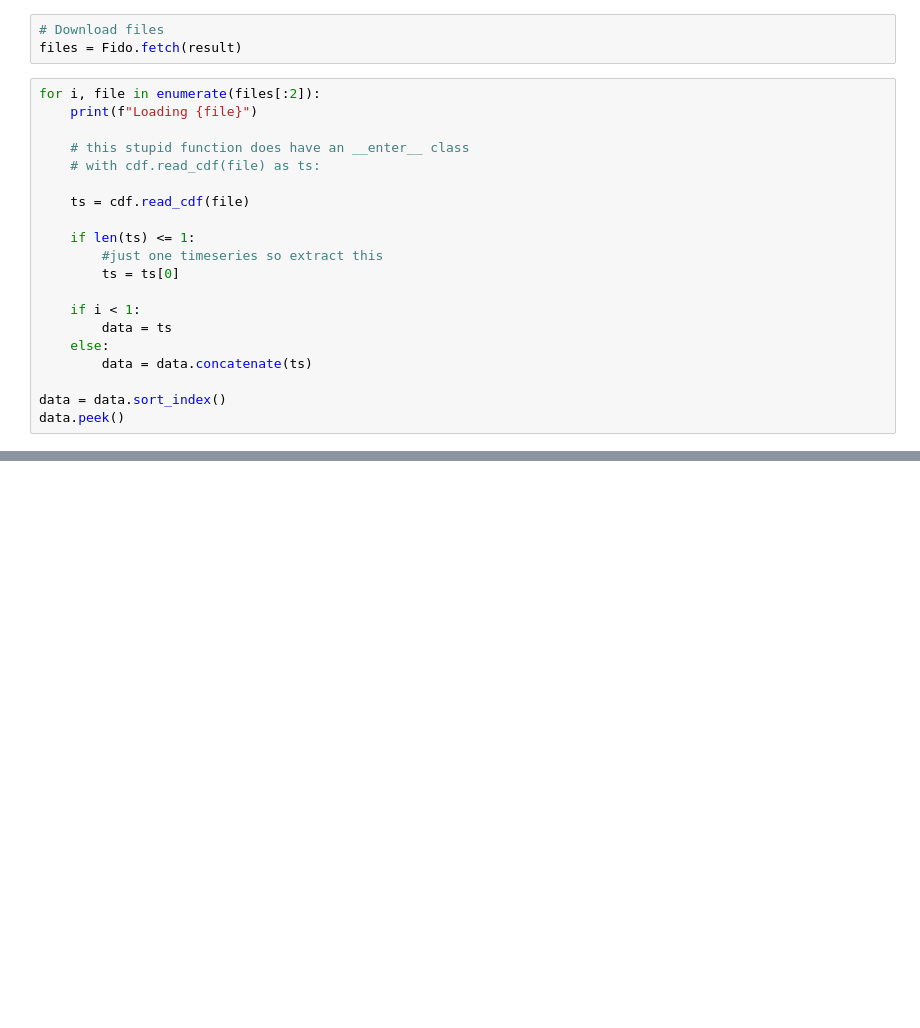
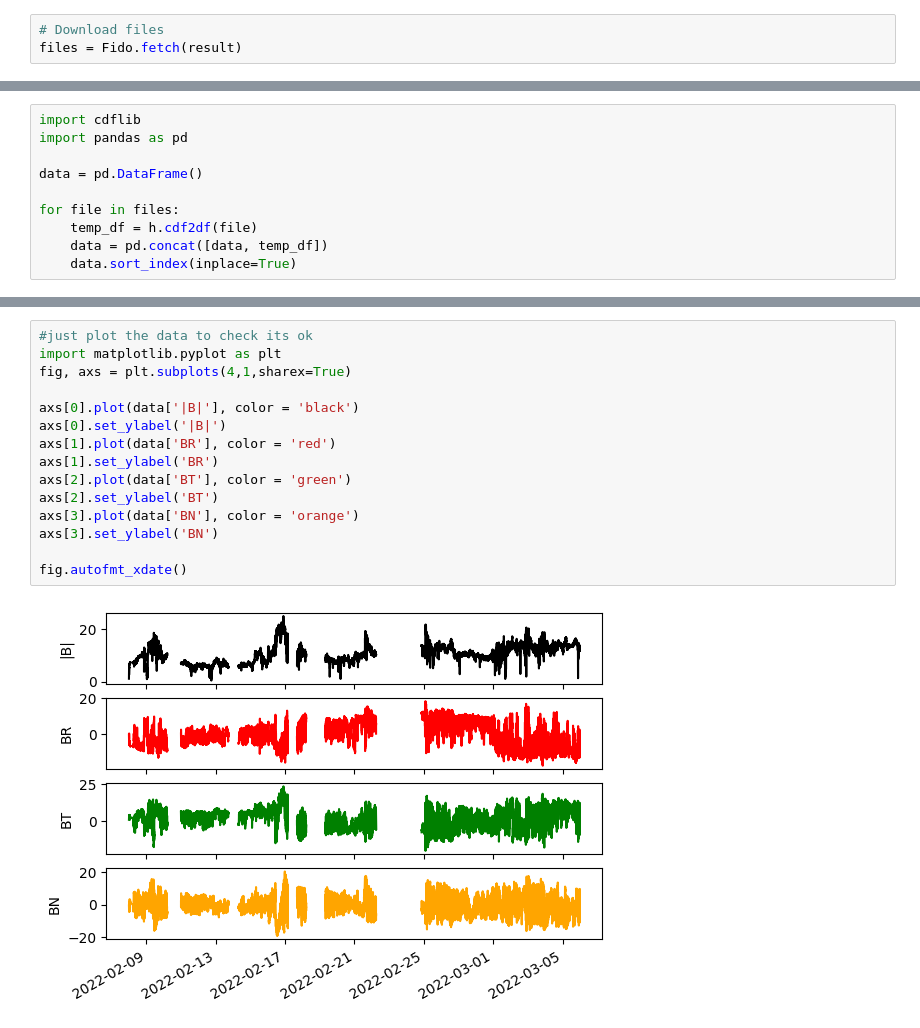
Before and after one commit to SolarOrbiterWorkshop/solo8_tutorials, a Jupyter notebook: MAG_tutorial/analysis.ipynb, the cells around one changed output, grey strips where cells are left out. Drawn from its saved outputs; the diff is of its cells as text; blank space fills up the shorter version.

```diff
--- a/MAG_tutorial/analysis.ipynb
+++ b/MAG_tutorial/analysis.ipynb
@@ -38,23 +22,3 @@ Instrument  Data product  Level ...         End time        Filesize
 # %%
 # Download files
 files = Fido.fetch(result)
-# %%
-for i, file in enumerate(files[:2]):
-    print(f"Loading {file}")
-
-    # this stupid function does have an __enter__ class
-    # with cdf.read_cdf(file) as ts:
-
-    ts = cdf.read_cdf(file)
-
-    if len(ts) <= 1:
-        #just one timeseries so extract this
-        ts = ts[0]
-
-    if i < 1:
-        data = ts
-    else:
-        data = data.concatenate(ts)
-
-data = data.sort_index()
-data.peek()
@@ -94,0 +25,10 @@ EPOCH
+# %%
+import cdflib
+import pandas as pd
+
+data = pd.DataFrame()
+
+for file in files:
+    temp_df = h.cdf2df(file)
+    data = pd.concat([data, temp_df])
+    data.sort_index(inplace=True)
@@ -94,0 +53,17 @@ EPOCH
+# %%
+#just plot the data to check its ok
+import matplotlib.pyplot as plt
+fig, axs = plt.subplots(4,1,sharex=True)
+
+axs[0].plot(data['|B|'], color = 'black')
+axs[0].set_ylabel('|B|')
+axs[1].plot(data['BR'], color = 'red')
+axs[1].set_ylabel('BR')
+axs[2].plot(data['BT'], color = 'green')
+axs[2].set_ylabel('BT')
+axs[3].plot(data['BN'], color = 'orange')
+axs[3].set_ylabel('BN')
+
+fig.autofmt_xdate()
+# %% [output]
+[figure, added]
```
Also changed, not shown: parts of 14 cells of this notebook, 4 other files.
